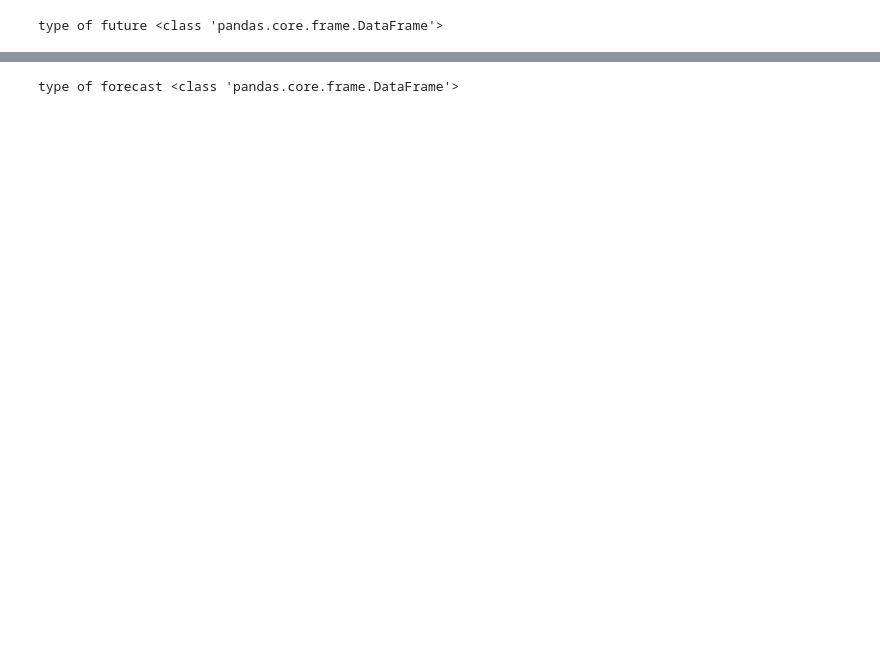
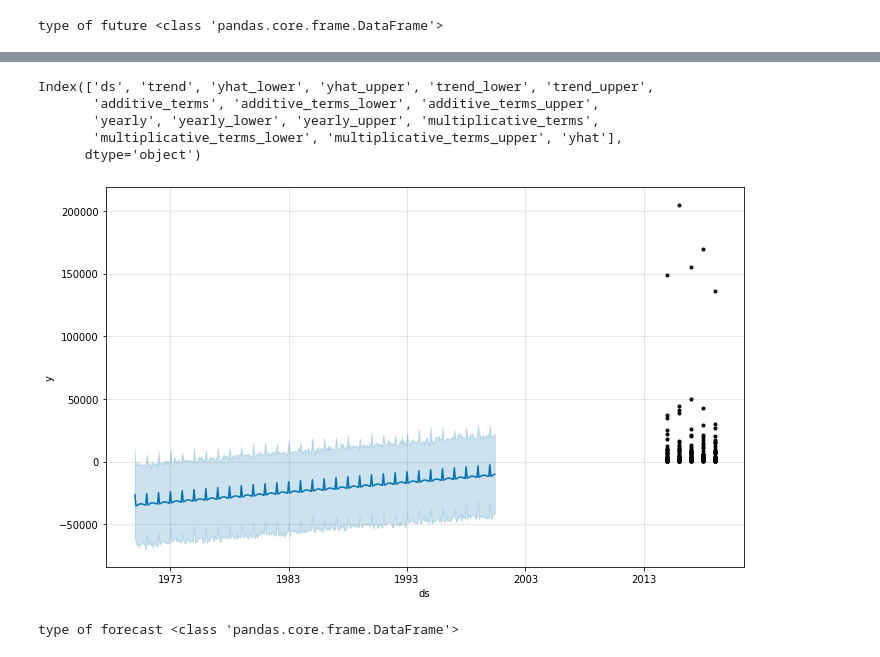
Before and after one commit to Saymanning/Honey_Bee_Colony_Loss_US, a Jupyter notebook: FBprophet_v2.ipynb, the cells around one changed output, grey strips where cells are left out. Saved outputs shown, nothing was run; the diff lists cells and outputs as text; code cells hidden in the pictures; blank space fills up the shorter version.

```diff
--- a/FBprophet_v2.ipynb
+++ b/FBprophet_v2.ipynb
@@ -132,0 +138,3 @@ type of future <class 'pandas.core.frame.DataFrame'>
+# %%
+forecast = model.predict(future)
+forecast.head()
@@ -133,3 +148,16 @@ type of future <class 'pandas.core.frame.DataFrame'>
+# %%
+forecast.columns
+# %% [output]
+Index(['ds', 'trend', 'yhat_lower', 'yhat_upper', 'trend_lower', 'trend_upper',
+       'additive_terms', 'additive_terms_lower', 'additive_terms_upper',
+       'yearly', 'yearly_lower', 'yearly_upper', 'multiplicative_terms',
+       'multiplicative_terms_lower', 'multiplicative_terms_upper', 'yhat'],
+      dtype='object')
+# %%
+forecast[['ds','yhat_lower','yhat_upper','yhat']]
+model.plot(forecast);
+# %% [output]
+[figure, added]
 # %%
 ### The predict method will assign each row in future a predicted value which it names yhat
 forecast = m.predict(future)
```
Also changed, not shown: parts of 6 cells of this notebook.
